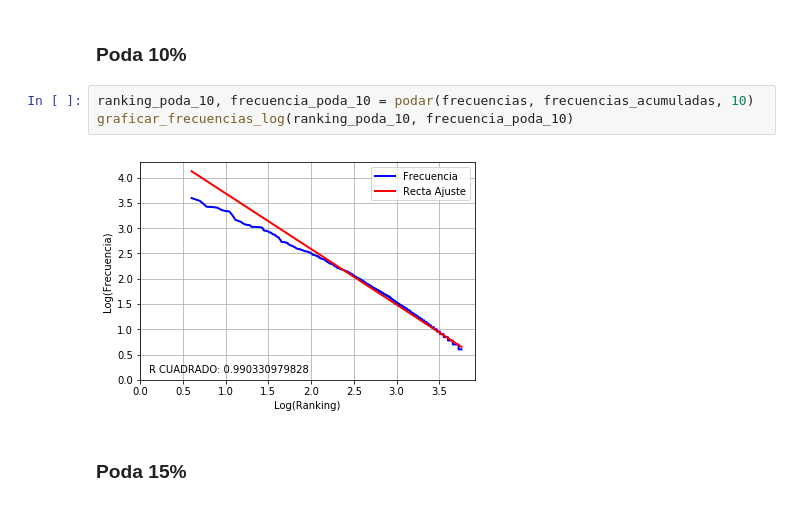
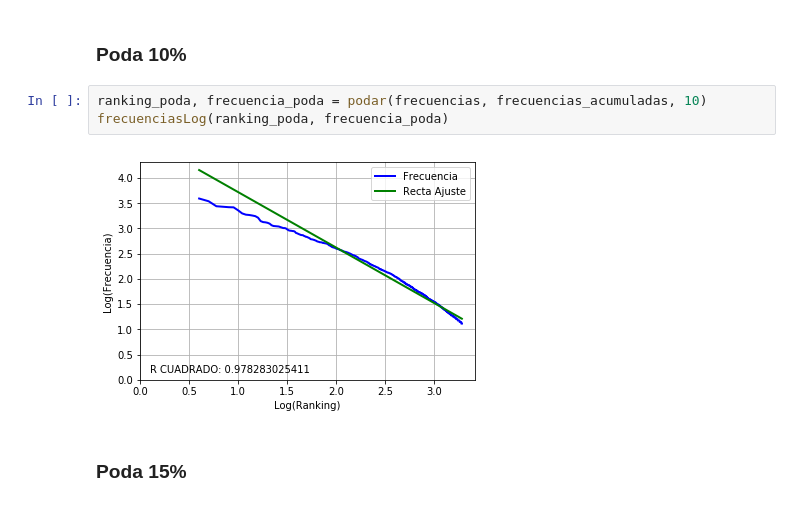
Before and after one commit to zamudio-fabian/RI-Tratamiento-y-Analisis-del-Texto, a Jupyter notebook: NoterbookJupyter.ipynb, the cells around one changed output. Cells and saved outputs as stored; diff of their text form.

```diff
--- a/NoterbookJupyter.ipynb
+++ b/NoterbookJupyter.ipynb
@@ -105,9 +117,9 @@ graficar_frecuencias_log(ranking_poda_5, frecuencia_poda_5)
 # %% [markdown]
 ### Poda 10%
-# %%
-ranking_poda_10, frecuencia_poda_10 = podar(frecuencias, frecuencias_acumuladas, 10)
-graficar_frecuencias_log(ranking_poda_10, frecuencia_poda_10)
-# %% [output]
-[figure, removed]
+# %%
+ranking_poda, frecuencia_poda = podar(frecuencias, frecuencias_acumuladas, 10)
+frecuenciasLog(ranking_poda, frecuencia_poda)
+# %% [output]
+[figure, added]
 # %% [markdown]
 ### Poda 15%
```
Also changed, not shown: parts of 17 cells of this notebook, 1 other file.
